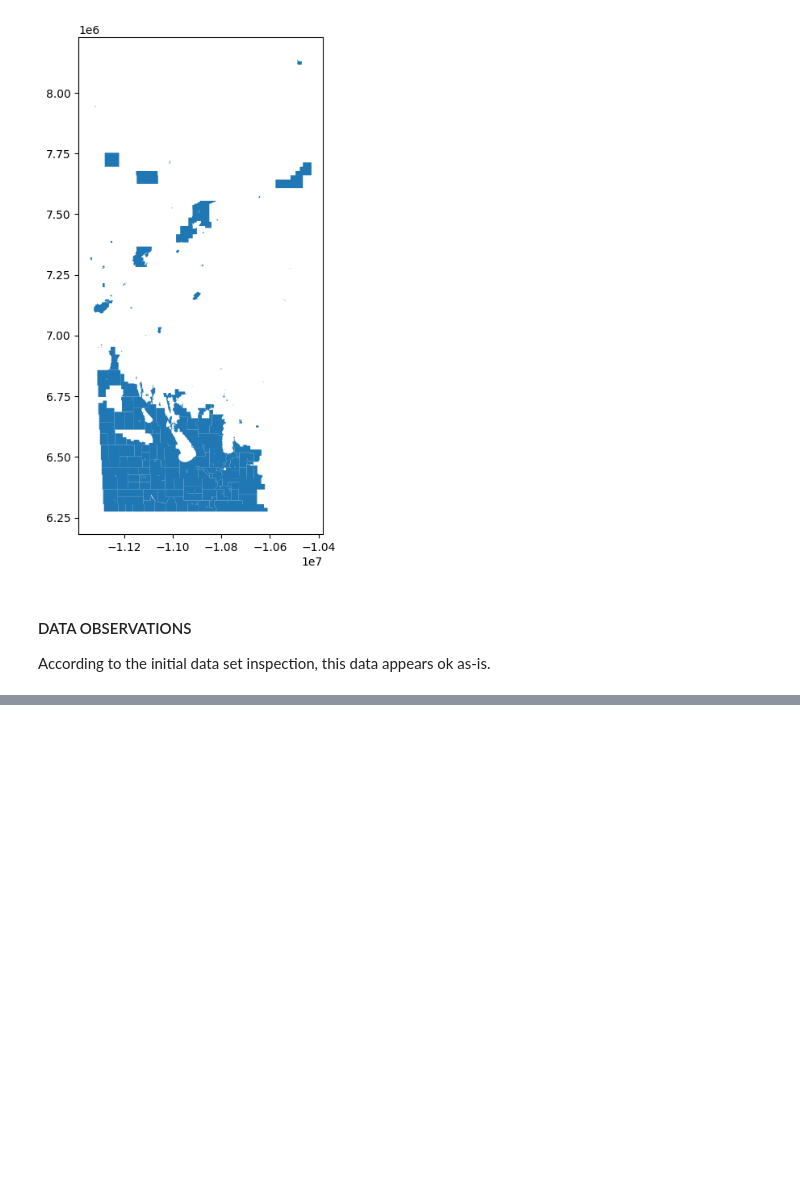
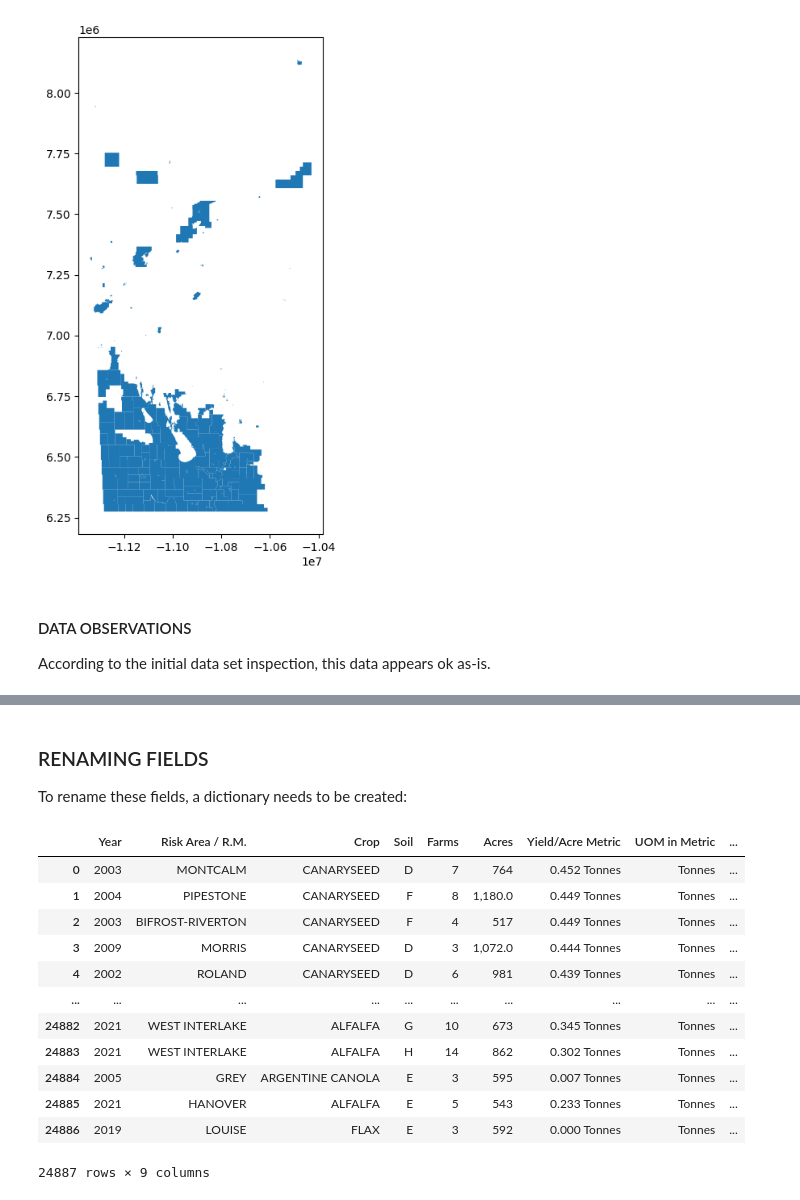
Before and after one commit to iacisme/paletteskills_assignments, a Jupyter notebook: Lessons/03B - Folium_Map_Experiments.ipynb, the cells around one changed output, grey strips where cells are left out. Saved outputs shown, nothing was run; the diff lists cells and outputs as text; code cells hidden in the pictures; blank space fills up the shorter version.

```diff
--- a/Lessons/03B - Folium_Map_Experiments.ipynb
+++ b/Lessons/03B - Folium_Map_Experiments.ipynb
@@ -198,0 +234,5 @@ Name: Farms, dtype: object
+# %%
+# Drop all the columns related to `Below Minimum Tolerance`. This step also removes missing values from the data set
+manitobaCropYield_tdf_1 = manitobaCropYield_df[manitobaCropYield_df['Farms'] != 'Below']
+
+manitobaCropYield_tdf_1
@@ -198,0 +273,30 @@ Name: Farms, dtype: object
+# %% [markdown]
+### RENAMING FIELDS
+
+To rename these fields, a dictionary needs to be created:
+# %%
+# Dictionary of fields to be renamed
+renamedColumns_dict = {
+    'Yield/acre(Metric)' : 'Yield/Acre Metric',
+    'Yield/acre(Metric).1' : 'UOM in Metric',
+    'Yield/acre(Imperial)' : 'Yield/Acre Imperial'
+}
+# %%
+# Update columns
+manitobaCropYield_tdf_2 = manitobaCropYield_tdf_1.rename(columns = renamedColumns_dict)
+
+manitobaCropYield_tdf_2
+# %% [output]
+|  | Year | Risk Area / R.M. | Crop | Soil | Farms | Acres | Yield/Acre Metric | UOM in Metric | ... |
+| 0 | 2003 | MONTCALM | CANARYSEED | D | 7 | 764 | 0.452 Tonnes | Tonnes | ... |
+| 1 | 2004 | PIPESTONE | CANARYSEED | F | 8 | 1,180.0 | 0.449 Tonnes | Tonnes | ... |
+| 2 | 2003 | BIFROST-RIVERTON | CANARYSEED | F | 4 | 517 | 0.449 Tonnes | Tonnes | ... |
+| 3 | 2009 | MORRIS | CANARYSEED | D | 3 | 1,072.0 | 0.444 Tonnes | Tonnes | ... |
+| 4 | 2002 | ROLAND | CANARYSEED | D | 6 | 981 | 0.439 Tonnes | Tonnes | ... |
+| ... | ... | ... | ... | ... | ... | ... | ... | ... | ... |
+| 24882 | 2021 | WEST INTERLAKE | ALFALFA | G | 10 | 673 | 0.345 Tonnes | Tonnes | ... |
+| 24883 | 2021 | WEST INTERLAKE | ALFALFA | H | 14 | 862 | 0.302 Tonnes | Tonnes | ... |
+| 24884 | 2005 | GREY | ARGENTINE CANOLA | E | 3 | 595 | 0.007 Tonnes | Tonnes | ... |
+| 24885 | 2021 | HANOVER | ALFALFA | E | 5 | 543 | 0.233 Tonnes | Tonnes | ... |
+| 24886 | 2019 | LOUISE | FLAX | E | 3 | 592 | 0.000 Tonnes | Tonnes | ... |
+24887 rows × 9 columns
```
Also changed, not shown: parts of 41 cells of this notebook, 2 other files.
